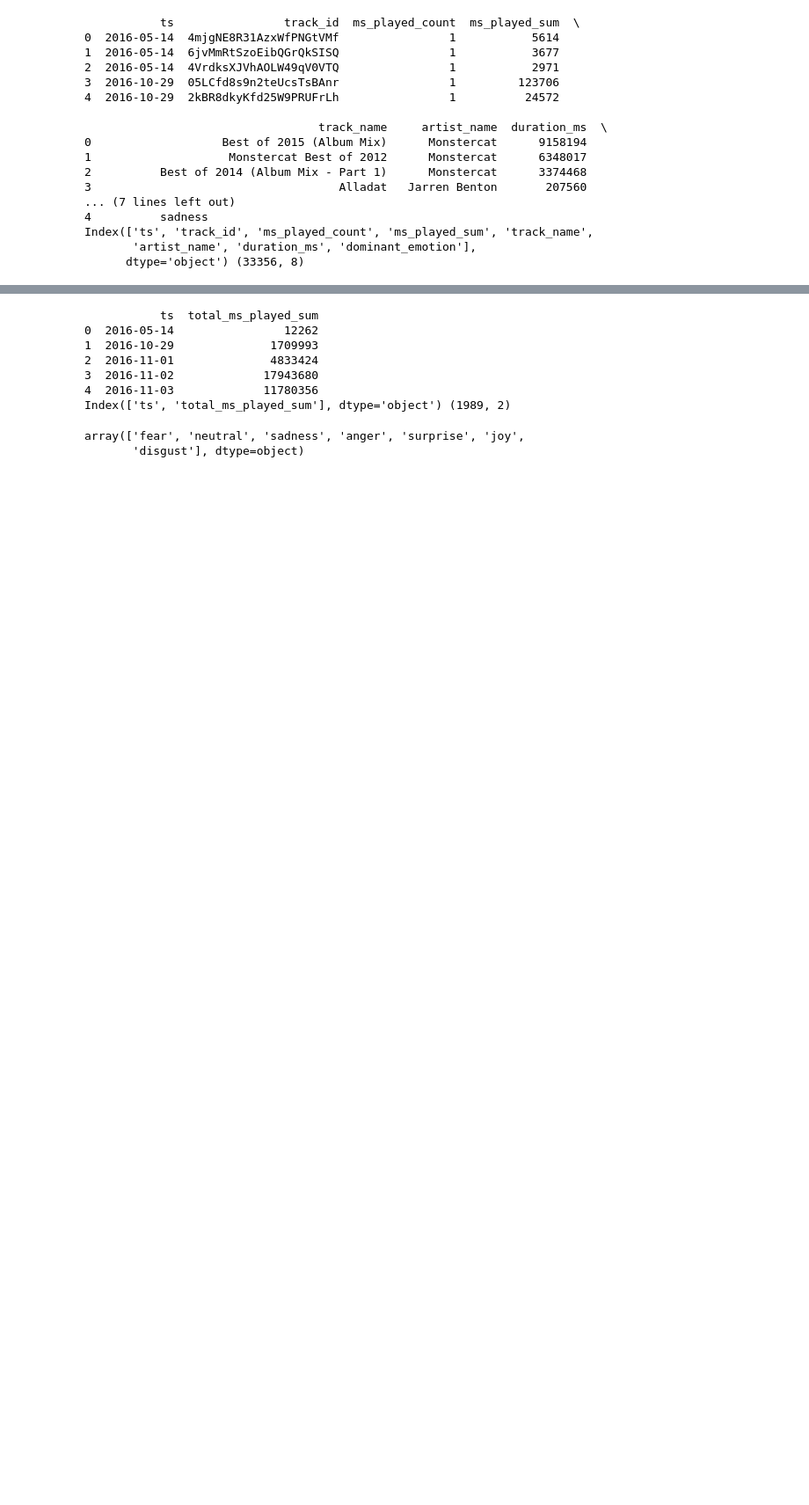
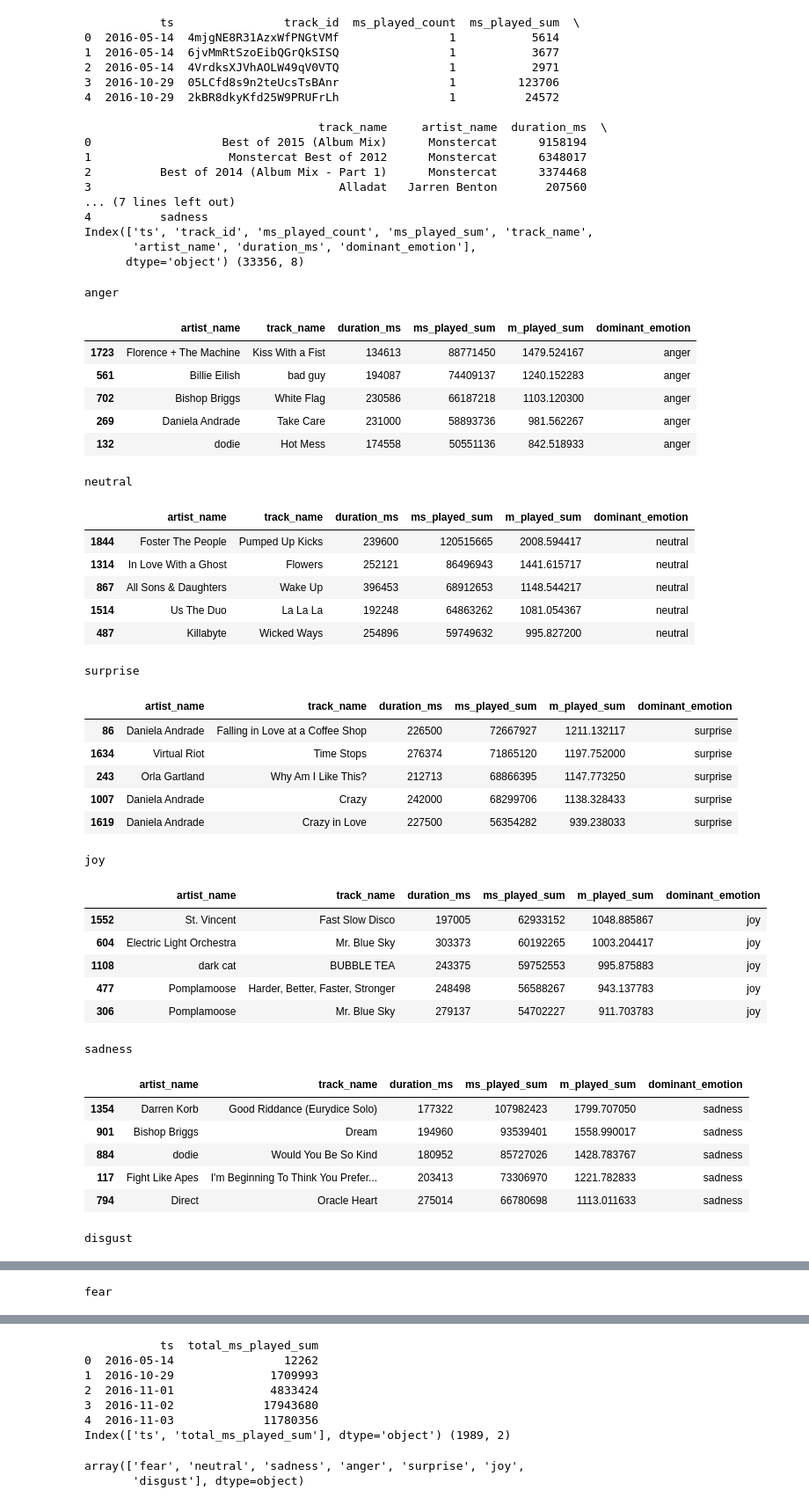
Before and after one commit to nazhifkojaz/Spotify-Analysis-Data-Collection-, a Jupyter notebook: data_preprocessing.ipynb, the cells around one changed output, grey strips where cells are left out. Shown: that part at 88% size. Saved outputs shown, nothing was run; the diff lists cells and outputs as text; code cells hidden in the pictures; blank space fills up the shorter version.

```diff
--- a/data_preprocessing.ipynb
+++ b/data_preprocessing.ipynb
@@ -1121,3 +1121,11 @@ print(daily_streaming.columns, daily_streaming.shape)
 Index(['ts', 'track_id', 'ms_played_count', 'ms_played_sum', 'track_name',
        'artist_name', 'duration_ms', 'dominant_emotion'],
       dtype='object') (33356, 8)
+# %%
+track_stream = daily_streaming.groupby('track_id').agg(
+    artist_name = ('artist_name', 'first'),
+    track_name = ('track_name', 'first'),
+    duration_ms = ('duration_ms', 'first'),
+    ms_played_sum = ('ms_played_sum', 'sum'),
+    dominant_emotion = ('dominant_emotion', 'first')
+).reset_index()
@@ -1123,0 +1136,42 @@ Index(['ts', 'track_id', 'ms_played_count', 'ms_played_sum', 'track_name',
+# %%
+# show top 10 tracks with the most ms_played_sum on each dominant_emotion categories
+for emotion in track_stream['dominant_emotion'].unique():
+    print(emotion)
+    display(track_stream[track_stream['dominant_emotion'] == emotion][col_order].sort_values('ms_played_sum', ascending=False).head(5))
+# %% [output]
+anger
+|  | artist_name | track_name | duration_ms | ms_played_sum | m_played_sum | dominant_emotion |
+| 1723 | Florence + The Machine | Kiss With a Fist | 134613 | 88771450 | 1479.524167 | anger |
+| 561 | Billie Eilish | bad guy | 194087 | 74409137 | 1240.152283 | anger |
+| 702 | Bishop Briggs | White Flag | 230586 | 66187218 | 1103.120300 | anger |
+| 269 | Daniela Andrade | Take Care | 231000 | 58893736 | 981.562267 | anger |
+| 132 | dodie | Hot Mess | 174558 | 50551136 | 842.518933 | anger |
+neutral
+|  | artist_name | track_name | duration_ms | ms_played_sum | m_played_sum | dominant_emotion |
+| 1844 | Foster The People | Pumped Up Kicks | 239600 | 120515665 | 2008.594417 | neutral |
+| 1314 | In Love With a Ghost | Flowers | 252121 | 86496943 | 1441.615717 | neutral |
+| 867 | All Sons & Daughters | Wake Up | 396453 | 68912653 | 1148.544217 | neutral |
+| 1514 | Us The Duo | La La La | 192248 | 64863262 | 1081.054367 | neutral |
+| 487 | Killabyte | Wicked Ways | 254896 | 59749632 | 995.827200 | neutral |
+surprise
+|  | artist_name | track_name | duration_ms | ms_played_sum | m_played_sum | dominant_emotion |
+| 86 | Daniela Andrade | Falling in Love at a Coffee Shop | 226500 | 72667927 | 1211.132117 | surprise |
+| 1634 | Virtual Riot | Time Stops | 276374 | 71865120 | 1197.752000 | surprise |
+| 243 | Orla Gartland | Why Am I Like This? | 212713 | 68866395 | 1147.773250 | surprise |
+| 1007 | Daniela Andrade | Crazy | 242000 | 68299706 | 1138.328433 | surprise |
+| 1619 | Daniela Andrade | Crazy in Love | 227500 | 56354282 | 939.238033 | surprise |
+joy
+|  | artist_name | track_name | duration_ms | ms_played_sum | m_played_sum | dominant_emotion |
+| 1552 | St. Vincent | Fast Slow Disco | 197005 | 62933152 | 1048.885867 | joy |
+| 604 | Electric Light Orchestra | Mr. Blue Sky | 303373 | 60192265 | 1003.204417 | joy |
+| 1108 | dark cat | BUBBLE TEA | 243375 | 59752553 | 995.875883 | joy |
+| 477 | Pomplamoose | Harder, Better, Faster, Stronger | 248498 | 56588267 | 943.137783 | joy |
+| 306 | Pomplamoose | Mr. Blue Sky | 279137 | 54702227 | 911.703783 | joy |
+sadness
+|  | artist_name | track_name | duration_ms | ms_played_sum | m_played_sum | dominant_emotion |
+| 1354 | Darren Korb | Good Riddance (Eurydice Solo) | 177322 | 107982423 | 1799.707050 | sadness |
+| 901 | Bishop Briggs | Dream | 194960 | 93539401 | 1558.990017 | sadness |
+| 884 | dodie | Would You Be So Kind | 180952 | 85727026 | 1428.783767 | sadness |
+| 117 | Fight Like Apes | I'm Beginning To Think You Prefer... | 203413 | 73306970 | 1221.782833 | sadness |
+| 794 | Direct | Oracle Heart | 275014 | 66780698 | 1113.011633 | sadness |
+disgust
@@ -1123,0 +1184 @@ Index(['ts', 'track_id', 'ms_played_count', 'ms_played_sum', 'track_name',
+fear
```
Also changed, not shown: parts of 16 cells of this notebook.
